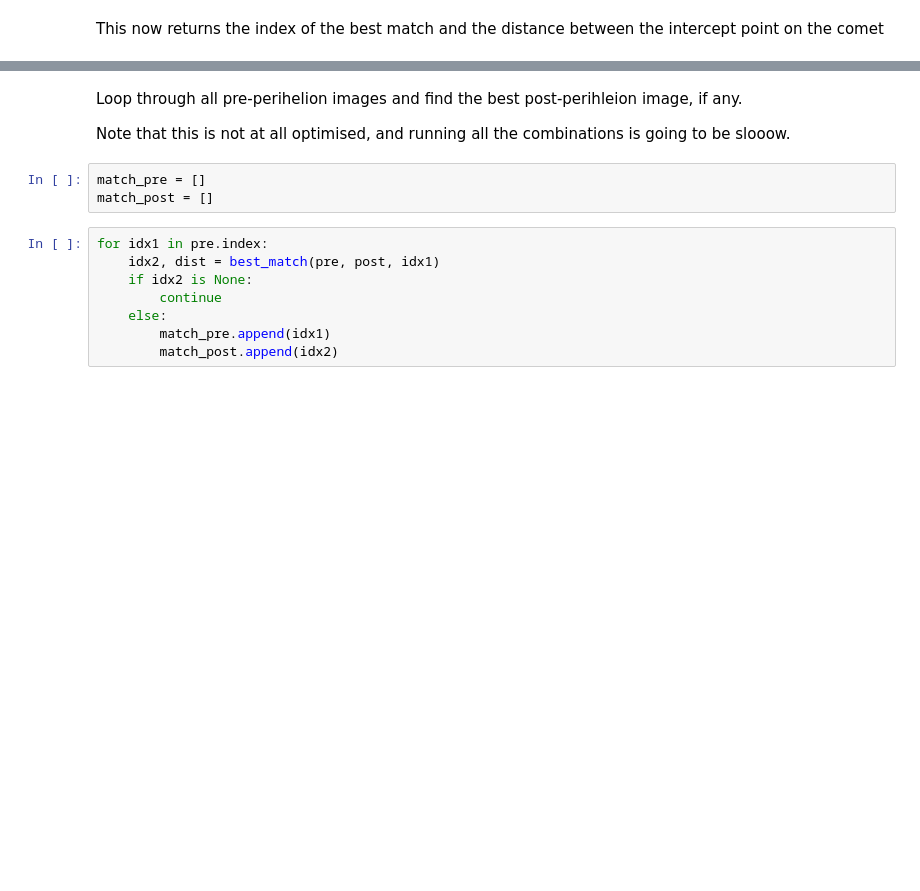
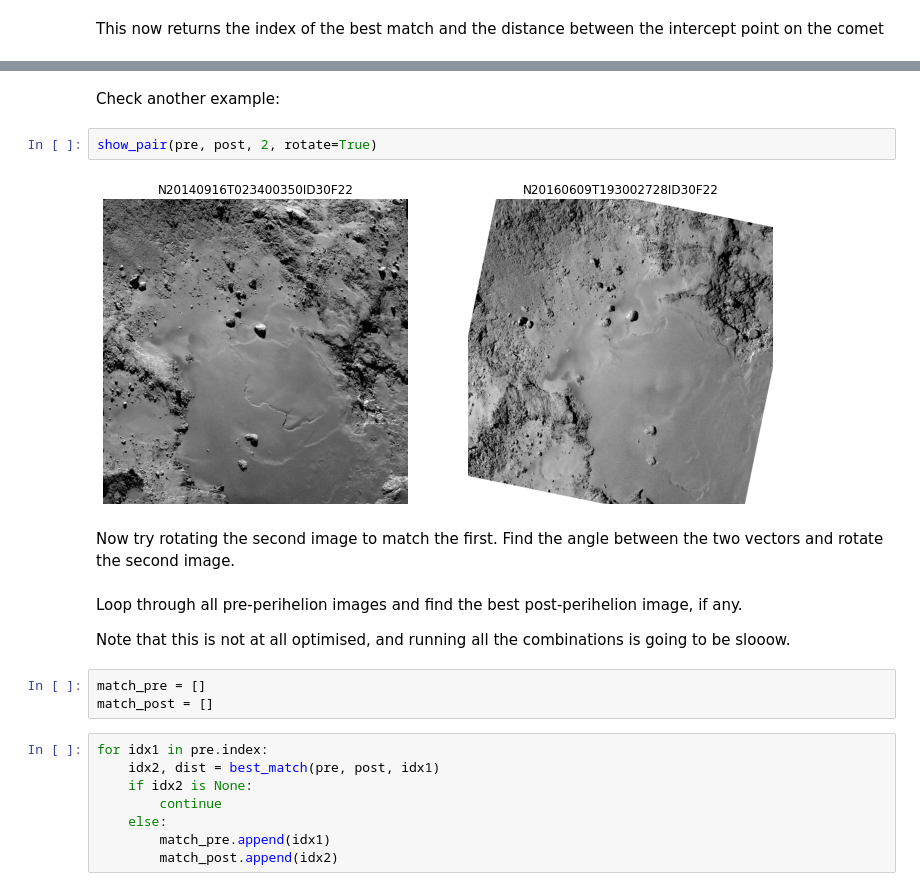
Before and after one commit to msbentley/osiris_zoo, a Jupyter notebook: rosetta_zoo_pairs.ipynb, the cells around one changed output, grey strips where cells are left out. Saved outputs shown, nothing was run; the diff lists cells and outputs as text; blank space fills up the shorter version.

```diff
--- a/rosetta_zoo_pairs.ipynb
+++ b/rosetta_zoo_pairs.ipynb
@@ -101,5 +144,13 @@ HBox(children=(Image(value=b'\xff\xd8\xff\xe0\x00\x10JFIF\x00\x01\x01\x01\x00`\x
+# %% [markdown]
+Check another example:
+# %%
+show_pair(pre, post, 2, rotate=True)
+# %% [output]
+[figure, added]
+# %% [markdown]
+Now try rotating the second image to match the first. Find the angle between the two vectors and rotate the second image.
 # %% [markdown]
-Loop through all pre-perihelion images and find the best post-perihleion image, if any.
+Loop through all pre-perihelion images and find the best post-perihelion image, if any.
 
 Note that this is not at all optimised, and running all the combinations is going to be slooow.
 # %%
```
Also changed, not shown: parts of 22 cells of this notebook, 3 other files.
